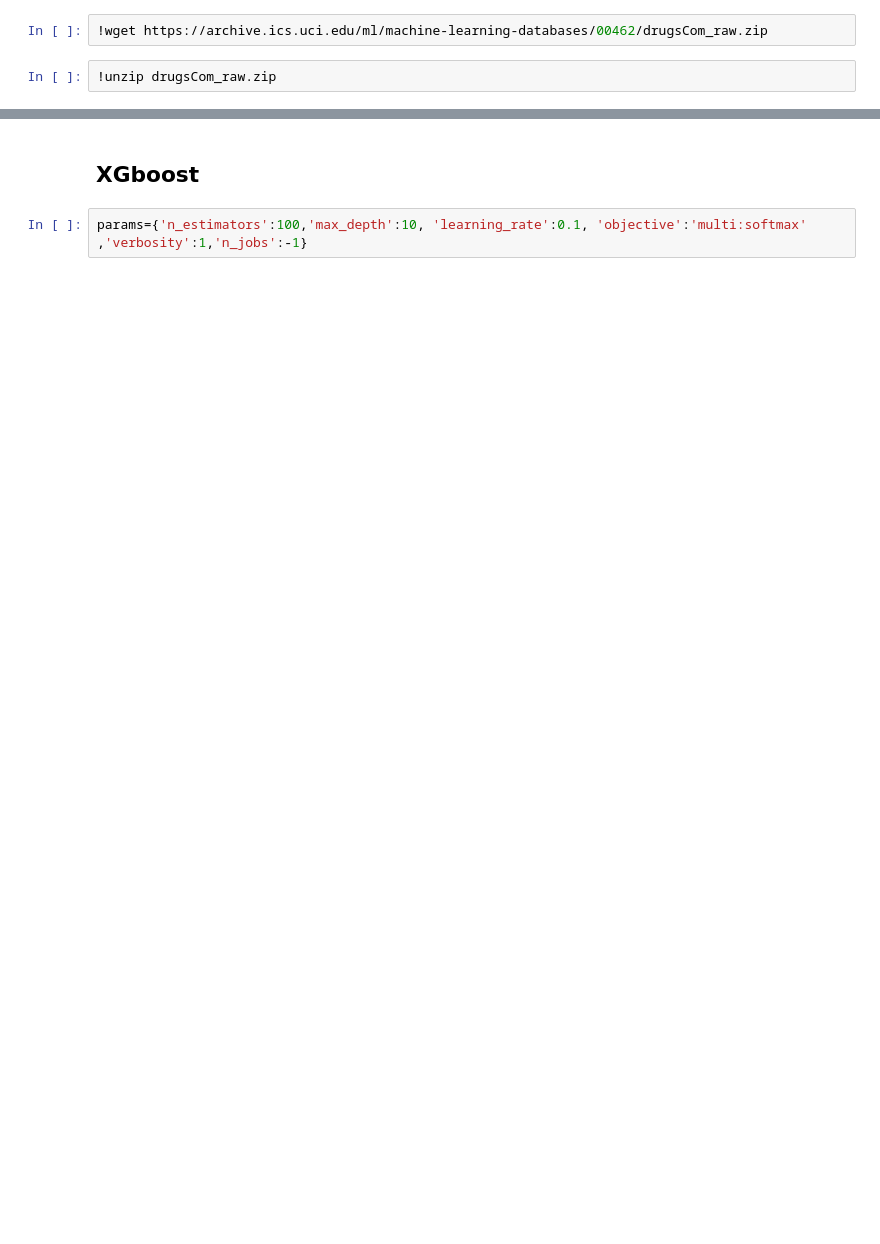
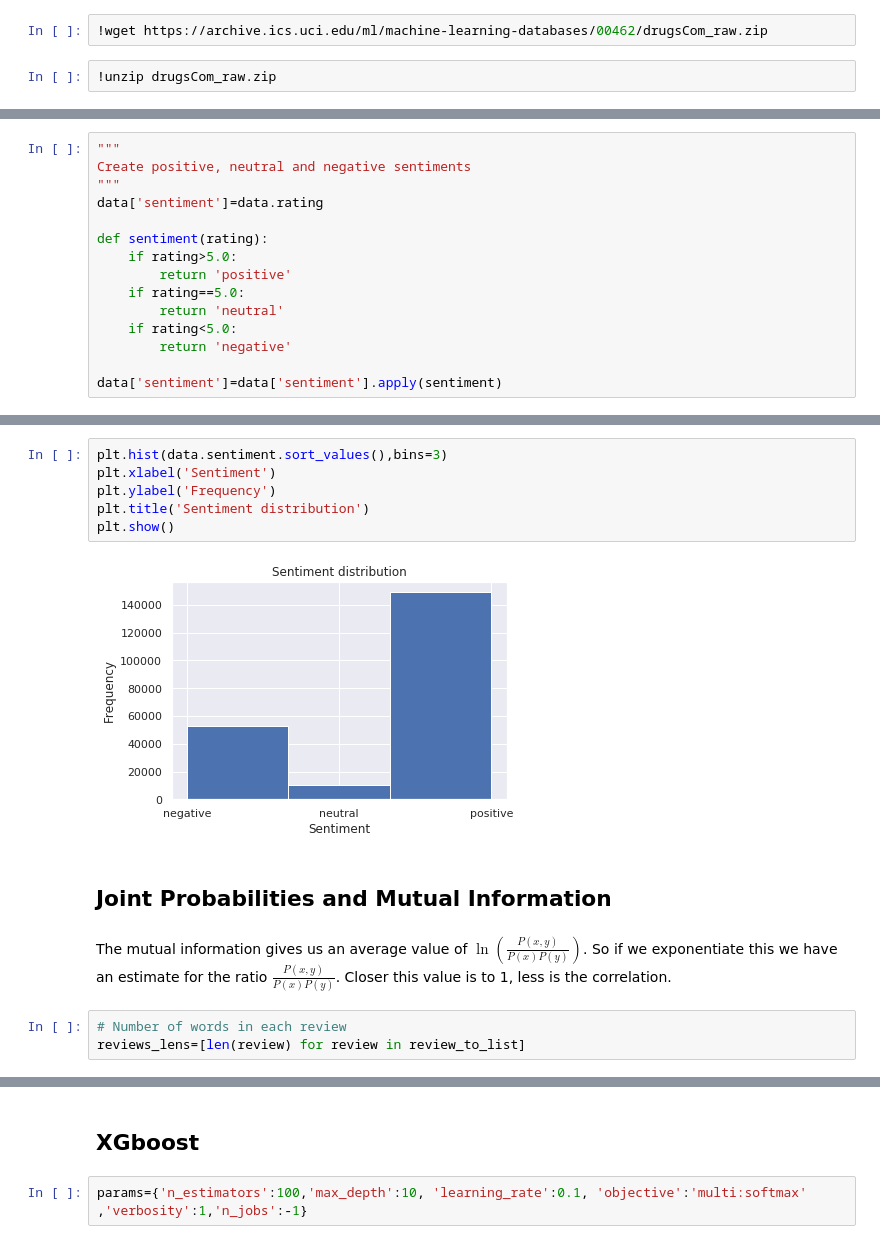
Before and after one commit to joaomvg/uci-drug-review-dataset, a Jupyter notebook: drugs-dataset.ipynb, the cells around one changed output, grey strips where cells are left out. Saved outputs shown, nothing was run; the diff lists cells and outputs as text; blank space fills up the shorter version.

```diff
--- a/drugs-dataset.ipynb
+++ b/drugs-dataset.ipynb
@@ -241,0 +405,15 @@ RF_predict=RFmodel.predict(cv_train)
+# %%
+"""
+Create positive, neutral and negative sentiments
+"""
+data['sentiment']=data.rating
+
+def sentiment(rating):
+    if rating>5.0:
+        return 'positive'
+    if rating==5.0:
+        return 'neutral'
+    if rating<5.0:
+        return 'negative'
+
+data['sentiment']=data['sentiment'].apply(sentiment)
@@ -241,0 +430,15 @@ RF_predict=RFmodel.predict(cv_train)
+# %%
+plt.hist(data.sentiment.sort_values(),bins=3)
+plt.xlabel('Sentiment')
+plt.ylabel('Frequency')
+plt.title('Sentiment distribution')
+plt.show()
+# %% [output]
+[figure, added]
+# %% [markdown]
+## Joint Probabilities and Mutual Information
+# %% [markdown]
+The mutual information gives us an average value of $\ln\left(\frac{P(x,y)}{P(x)P(y)}\right)$. So if we exponentiate this we have an estimate for the ratio $\frac{P(x,y)}{P(x)P(y)}$. Closer this value is to 1, less is the correlation.
+# %%
+# Number of words in each review
+reviews_lens=[len(review) for review in review_to_list]
```
Also changed, not shown: parts of 435 cells of this notebook.
